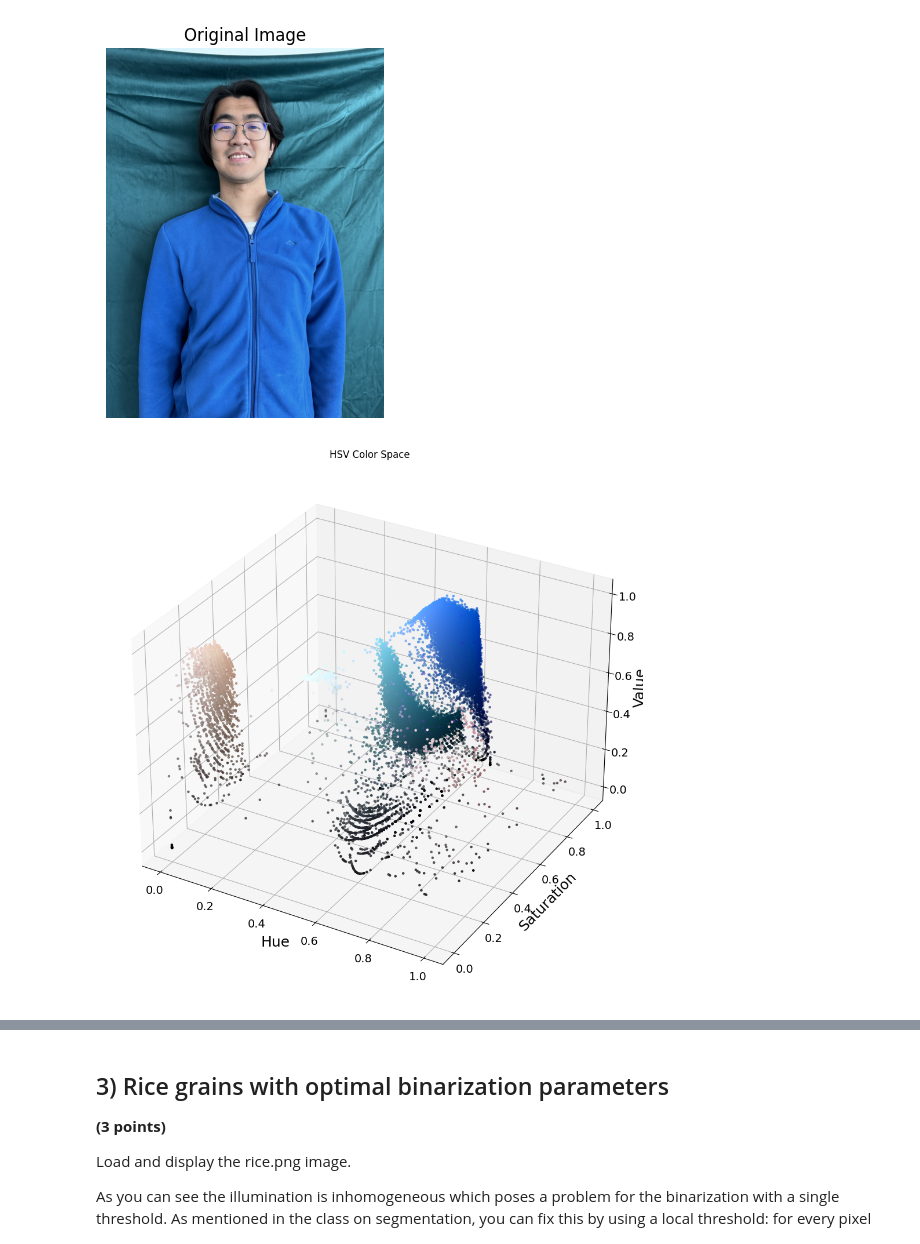
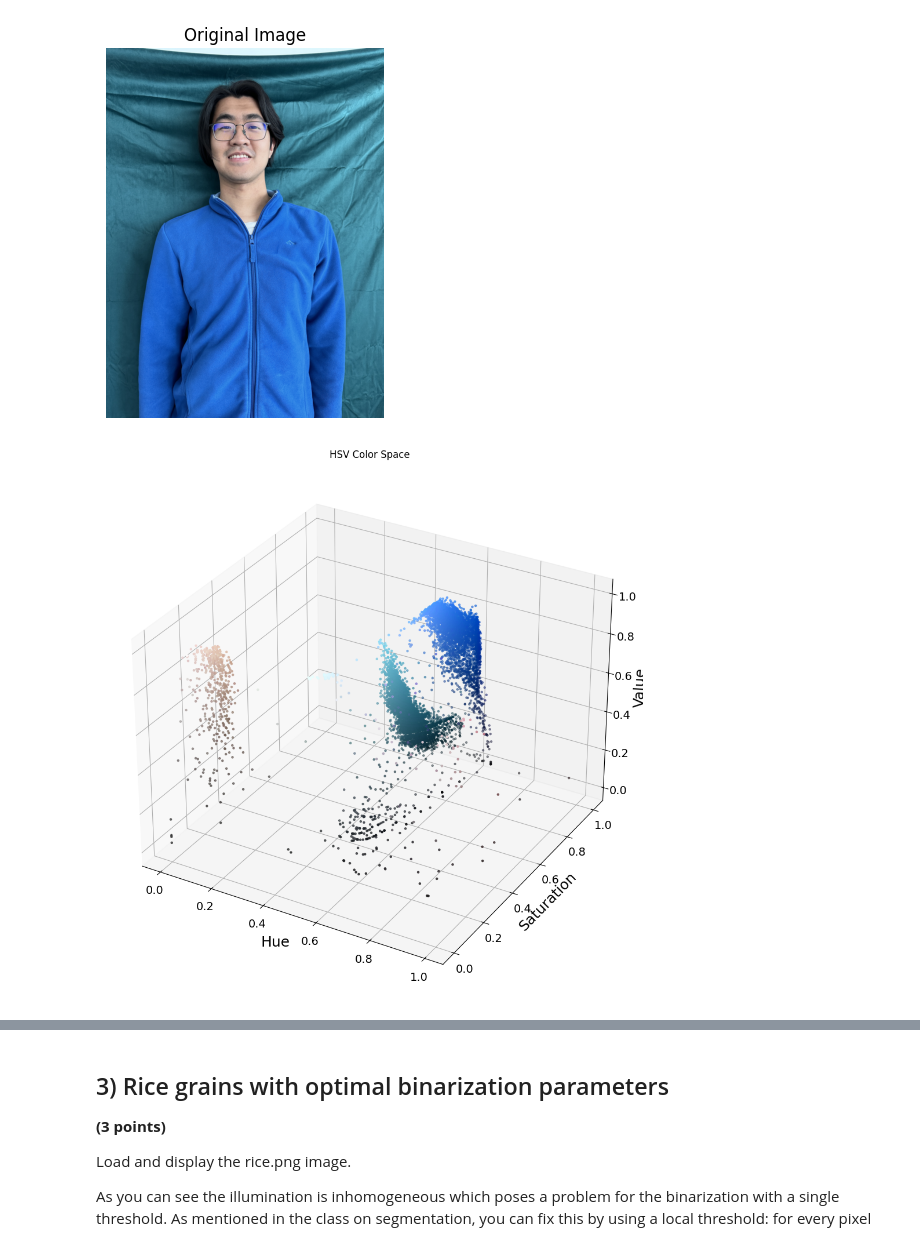
Before and after one commit to Matty-7/CS302-ComputerVision, a Jupyter notebook: CV_HW_3/Homework_3.ipynb, the cells around one changed output, grey strips where cells are left out. Saved outputs shown, nothing was run; the diff lists cells and outputs as text; code cells hidden in the pictures.

```diff
--- a/CV_HW_3/Homework_3.ipynb
+++ b/CV_HW_3/Homework_3.ipynb
@@ -119,35 +120,35 @@ s = image_hsv[:, :, 1]
 v = image_hsv[:, :, 2]
 
 h_flat = h.flatten()
 s_flat = s.flatten()
 v_flat = v.flatten()
 
 num_pixels = h_flat.shape[0]
 
-indices = np.random.choice(num_pixels, 50000)
+indices = np.random.choice(num_pixels, 10000)
 
 h_sampled = h_flat[indices]
 s_sampled = s_flat[indices]
 v_sampled = v_flat[indices]
 
 # Create a color map for scatter plot
 pixel_colors = jingheng_image.reshape((jingheng_image.shape[0] * jingheng_image.shape[1], 3))
 
 norm = colors.Normalize(vmin=-1., vmax=1.)
 norm.autoscale(pixel_colors)
 pixel_colors = norm(pixel_colors).tolist()
 sampled_colors = np.array(pixel_colors)[indices]
 
 fig = plt.figure(figsize=(12, 12))
 axis = fig.add_subplot(111, projection='3d')
 axis.scatter(h_sampled, s_sampled, v_sampled, facecolors=sampled_colors, marker=".")
 axis.set_xlabel('Hue')
 axis.set_ylabel('Saturation')
 axis.set_zlabel('Value')
 plt.title('HSV Color Space')
 plt.show()
 # %% [output]
-[figure, old version]
+[figure, new version]
 # %%
 fig, axes = plt.subplots(1, 3, figsize=(20, 6))
 
```
Also changed, not shown: parts of 3 cells of this notebook.
